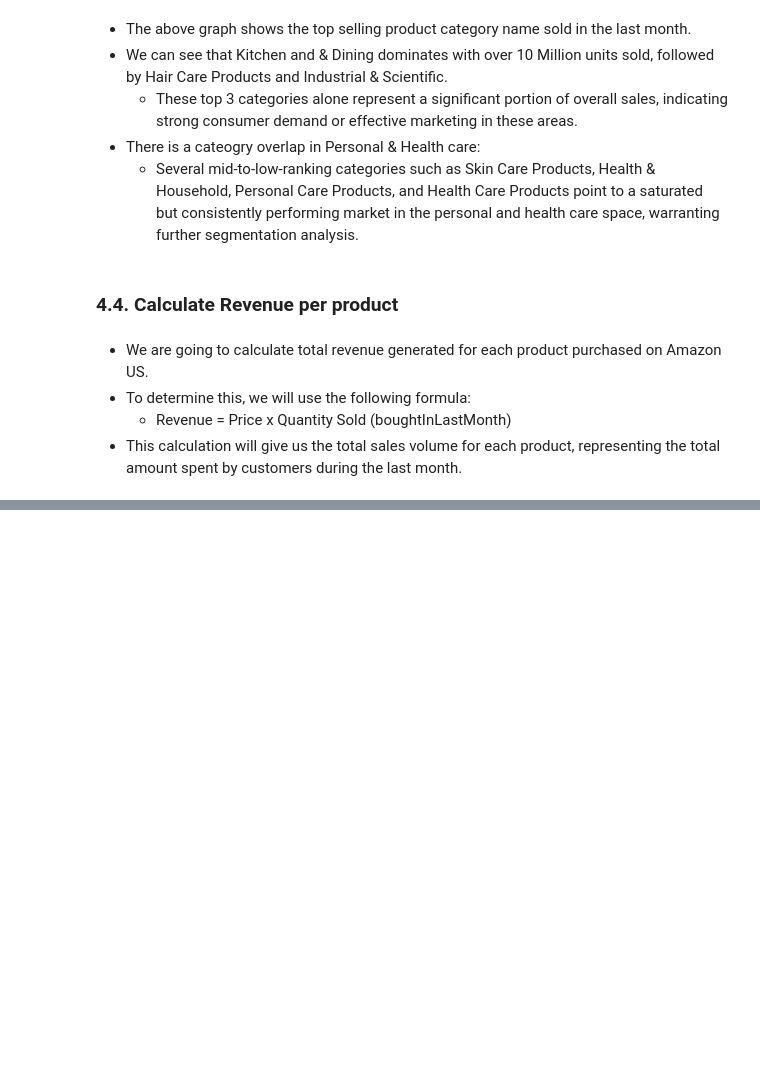
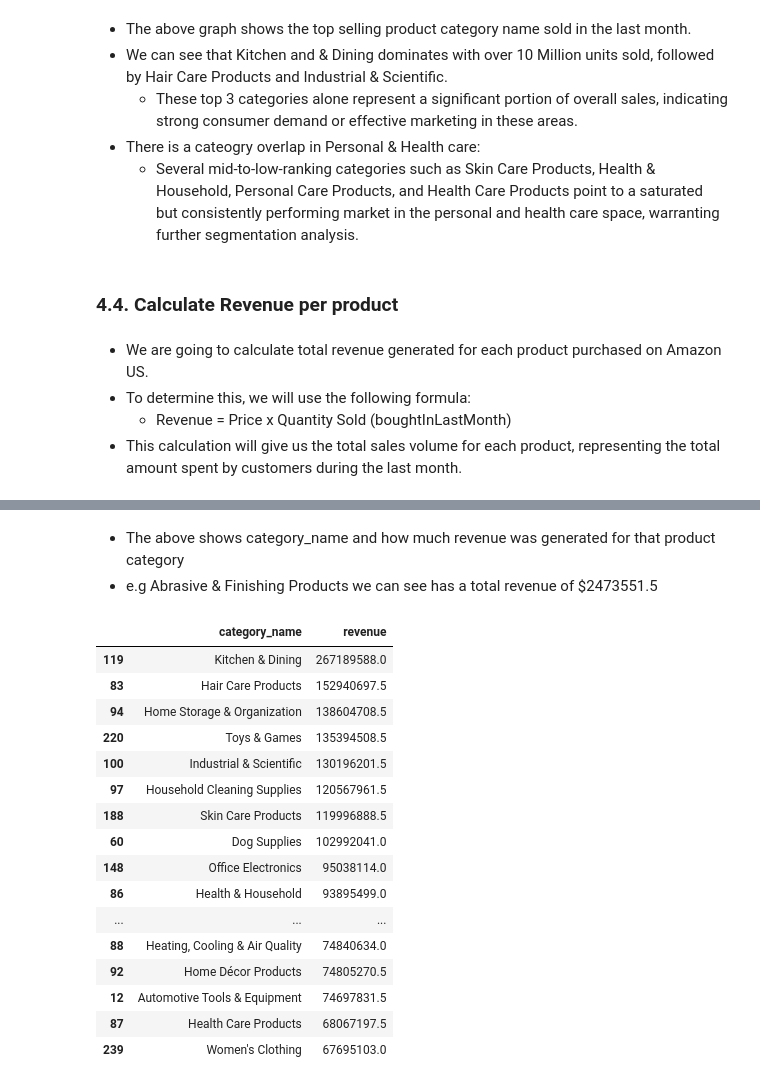
Before and after one commit to ctimothy14/Amazon_products_2023, a Jupyter notebook: amazon_products.ipynb, the cells around one changed output, grey strips where cells are left out. Cells and saved outputs as stored; diff of their text form; code cells hidden in the pictures; blank space fills up the shorter version.

Commit message:
calc reve for each prod cat done

```diff
--- a/amazon_products.ipynb
+++ b/amazon_products.ipynb
@@ -617,0 +627,4 @@ plt.show()
+# %%
+# Group the data by 'category_name' and calculate the total revenue for each category
+cat_revenue = merged_df.groupby(['category_name'])['revenue'].sum().reset_index()
+cat_revenue
@@ -617,0 +645,25 @@ plt.show()
+# %% [markdown]
+- The above shows category_name and how much revenue was generated for that product category
+- e.g Abrasive & Finishing Products we can see has a total revenue of $2473551.5
+# %%
+# Sort the categories by money volume in descending order and select the top 20
+top_20_rev_cat = cat_revenue.nlargest(20, 'revenue')
+top_20_rev_cat
+# %% [output]
+|  | category_name | revenue |
+| 119 | Kitchen & Dining | 267189588.0 |
+| 83 | Hair Care Products | 152940697.5 |
+| 94 | Home Storage & Organization | 138604708.5 |
+| 220 | Toys & Games | 135394508.5 |
+| 100 | Industrial & Scientific | 130196201.5 |
+| 97 | Household Cleaning Supplies | 120567961.5 |
+| 188 | Skin Care Products | 119996888.5 |
+| 60 | Dog Supplies | 102992041.0 |
+| 148 | Office Electronics | 95038114.0 |
+| 86 | Health & Household | 93895499.0 |
+| ... | ... | ... |
+| 88 | Heating, Cooling & Air Quality | 74840634.0 |
+| 92 | Home Décor Products | 74805270.5 |
+| 12 | Automotive Tools & Equipment | 74697831.5 |
+| 87 | Health Care Products | 68067197.5 |
+| 239 | Women's Clothing | 67695103.0 |
```
Also changed, not shown: parts of 7 cells of this notebook.
